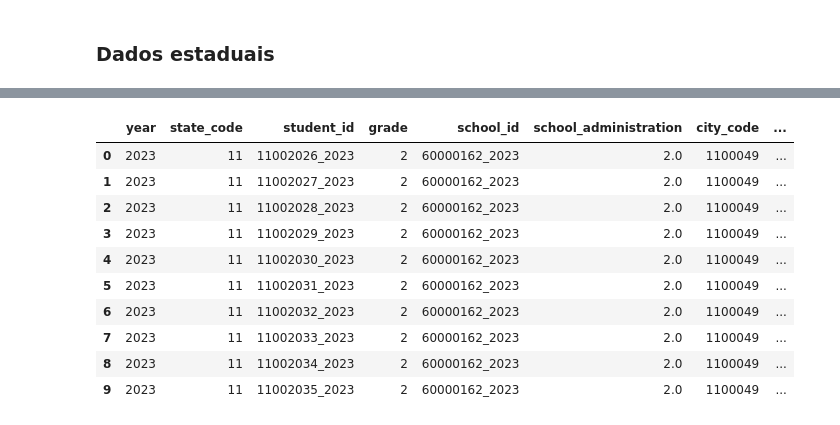
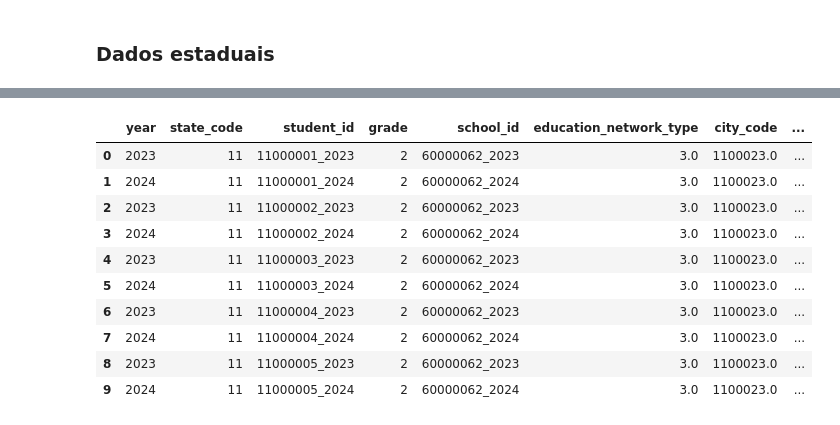
Before and after one commit to 1IAST-G29/tech-challenge-fase3, a Jupyter notebook: src/data/notebooks/eda.ipynb, the cells around one changed output, grey strips where cells are left out. Cells and saved outputs as stored; diff of their text form; code cells hidden in the pictures.

Commit message:
feat: Alteração no merge, discussão sobre a metodologia

```diff
--- a/src/data/notebooks/eda.ipynb
+++ b/src/data/notebooks/eda.ipynb
@@ -97,7 +74,7 @@ students_columns = {
     'ID_ALUNO': 'student_id',
     'TP_SERIE': 'grade',
     'ID_ESCOLA': 'school_id',
-    'TP_DEPENDENCIA': 'school_administration',
+    'TP_DEPENDENCIA': 'education_network_type',
     'CO_MUNICIPIO': 'city_code',
     'IN_PRESENCA_LP': 'student_is_present_exam',
     'VL_PESO_ALUNO_LP': 'student_exam_weight',
@@ -118,5 +86,4 @@ Name: count, dtype: int64
 # %%
 all_students.sort_values(by=['student_id', 'year'], ascending=[True, True], inplace=True)
-all_students['city_code'] = all_students['city_code'].astype('Int64').astype(str).str.strip()
 all_students
 # %% [output]
@@ -175,7 +142,6 @@ cities_columns = {
 }
 
 all_cities = all_cities[list(cities_columns.keys())].rename(columns=cities_columns)
-all_cities['city_code'] = all_cities['city_code'].astype('Int64').astype(str).str.strip()
 # %%
 all_cities.head()
 # %% [output]
@@ -235,30 +224,35 @@ all_states.head()
 # %%
+# 1. Filtramos as bases do IBGE/INEP para manter apenas as redes Estadual (2) e Municipal (3)
+cities_filtered = all_cities[all_cities['education_network_type'].isin([2, 3])]
+states_filtered = all_states[all_states['education_network_type'].isin([2, 3])]
+
+# 2. Realizamos os cruzamentos
 literate_exam = (
     all_students
-    .merge(all_cities,
-           how='outer',
-           on=['year', 'state_code', 'city_code', 'grade'])
-    .merge(all_states,
-           how='outer',
+    .merge(cities_filtered,
+           how='left',
+           on=['year', 'state_code', 'city_code', 'grade', 'education_network_type'])
+    .merge(states_filtered,
+           how='left',
            on=['year', 'state_code', 'grade', 'education_network_type'])
 )
 
 del all_cities, all_states, all_students
 gc.collect()
 
 literate_exam.head(10)
 # %% [output]
-|  | year | state_code | student_id | grade | school_id | school_administration | city_code | ... |
-| 0 | 2023 | 11 | 11002026_2023 | 2 | 60000162_2023 | 2.0 | 1100049 | ... |
-| 1 | 2023 | 11 | 11002027_2023 | 2 | 60000162_2023 | 2.0 | 1100049 | ... |
-| 2 | 2023 | 11 | 11002028_2023 | 2 | 60000162_2023 | 2.0 | 1100049 | ... |
-| 3 | 2023 | 11 | 11002029_2023 | 2 | 60000162_2023 | 2.0 | 1100049 | ... |
-| 4 | 2023 | 11 | 11002030_2023 | 2 | 60000162_2023 | 2.0 | 1100049 | ... |
-| 5 | 2023 | 11 | 11002031_2023 | 2 | 60000162_2023 | 2.0 | 1100049 | ... |
-| 6 | 2023 | 11 | 11002032_2023 | 2 | 60000162_2023 | 2.0 | 1100049 | ... |
-| 7 | 2023 | 11 | 11002033_2023 | 2 | 60000162_2023 | 2.0 | 1100049 | ... |
-| 8 | 2023 | 11 | 11002034_2023 | 2 | 60000162_2023 | 2.0 | 1100049 | ... |
-| 9 | 2023 | 11 | 11002035_2023 | 2 | 60000162_2023 | 2.0 | 1100049 | ... |
+|  | year | state_code | student_id | grade | school_id | education_network_type | city_code | ... |
+| 0 | 2023 | 11 | 11000001_2023 | 2 | 60000062_2023 | 3.0 | 1100023.0 | ... |
+| 1 | 2024 | 11 | 11000001_2024 | 2 | 60000062_2024 | 3.0 | 1100023.0 | ... |
+| 2 | 2023 | 11 | 11000002_2023 | 2 | 60000062_2023 | 3.0 | 1100023.0 | ... |
+| 3 | 2024 | 11 | 11000002_2024 | 2 | 60000062_2024 | 3.0 | 1100023.0 | ... |
+| 4 | 2023 | 11 | 11000003_2023 | 2 | 60000062_2023 | 3.0 | 1100023.0 | ... |
+| 5 | 2024 | 11 | 11000003_2024 | 2 | 60000062_2024 | 3.0 | 1100023.0 | ... |
+| 6 | 2023 | 11 | 11000004_2023 | 2 | 60000062_2023 | 3.0 | 1100023.0 | ... |
+| 7 | 2024 | 11 | 11000004_2024 | 2 | 60000062_2024 | 3.0 | 1100023.0 | ... |
+| 8 | 2023 | 11 | 11000005_2023 | 2 | 60000062_2023 | 3.0 | 1100023.0 | ... |
+| 9 | 2024 | 11 | 11000005_2024 | 2 | 60000062_2024 | 3.0 | 1100023.0 | ... |
 # %%
 literate_exam.tail(40)
 # %% [output]
```
Also changed, not shown: parts of 21 cells of this notebook.
